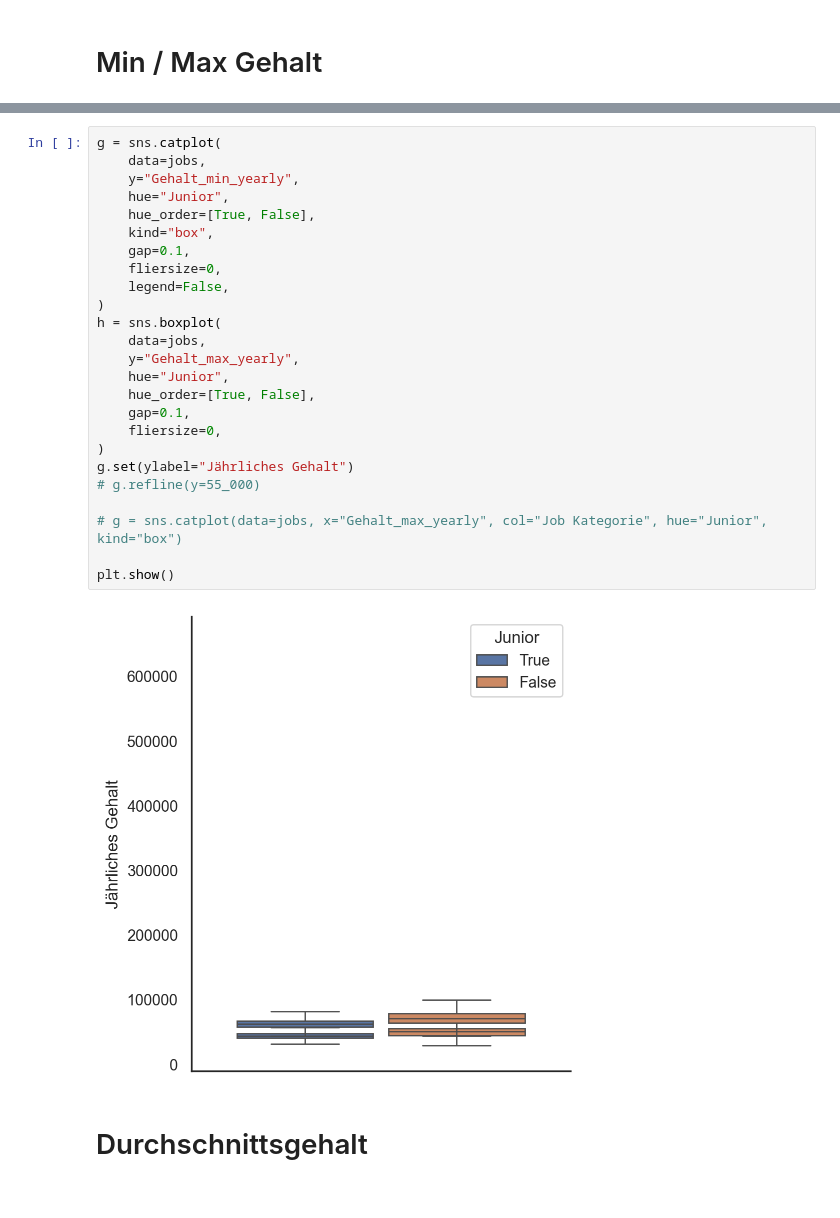
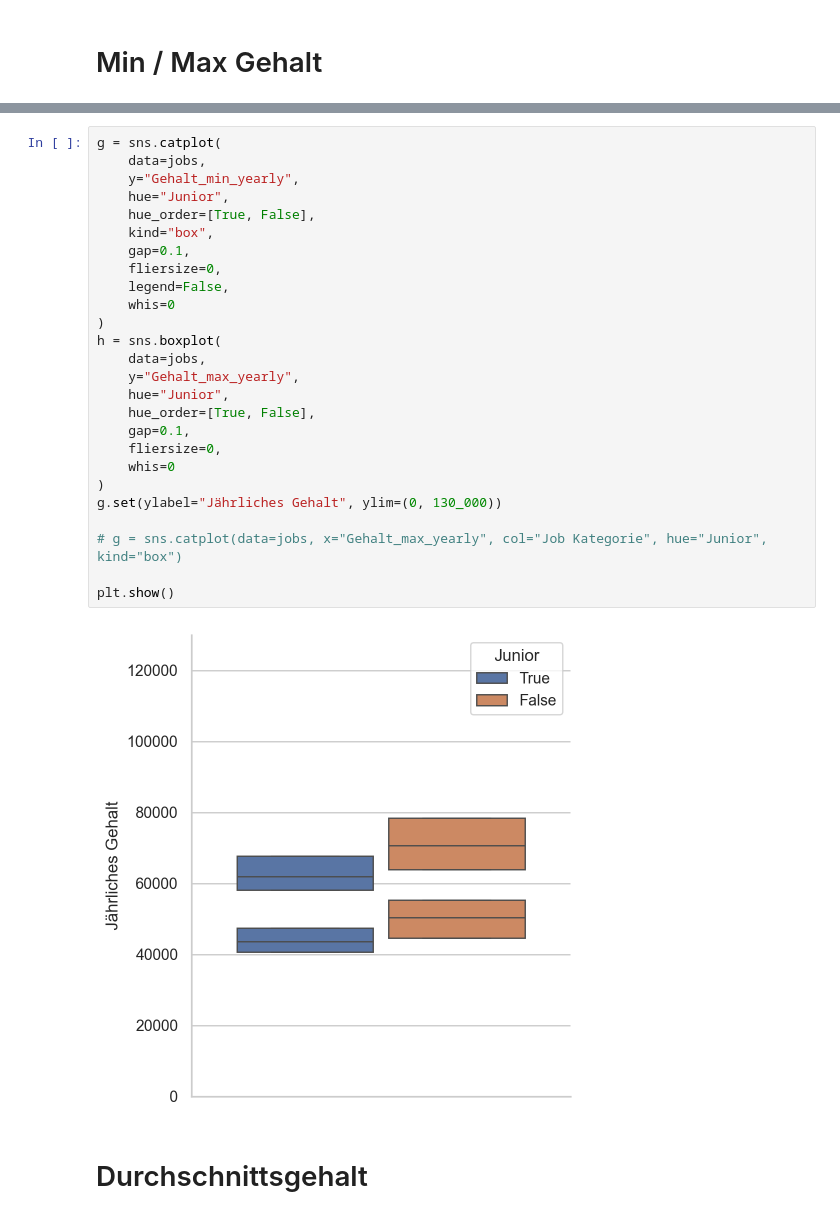
Before and after one commit to tim-hilde/Data-Science-Jobs, a Jupyter notebook: notebooks/03-Gehalt.ipynb, the cells around one changed output, grey strips where cells are left out. Drawn from its saved outputs; the diff is of its cells as text.

```diff
--- a/notebooks/03-Gehalt.ipynb
+++ b/notebooks/03-Gehalt.ipynb
@@ -50,30 +49,31 @@ plt.show()
 # %%
 g = sns.catplot(
     data=jobs,
     y="Gehalt_min_yearly",
     hue="Junior",
     hue_order=[True, False],
     kind="box",
     gap=0.1,
     fliersize=0,
     legend=False,
+    whis=0
 )
 h = sns.boxplot(
     data=jobs,
     y="Gehalt_max_yearly",
     hue="Junior",
     hue_order=[True, False],
     gap=0.1,
     fliersize=0,
+    whis=0
 )
-g.set(ylabel="Jährliches Gehalt")
-# g.refline(y=55_000)
+g.set(ylabel="Jährliches Gehalt", ylim=(0, 130_000))
 
 # g = sns.catplot(data=jobs, x="Gehalt_max_yearly", col="Job Kategorie", hue="Junior", kind="box")
 
 plt.show()
 # %% [output]
-[figure, old version]
+[figure, new version]
 # %% [markdown]
 # Durchschnittsgehalt
 # %%
```
Also changed, not shown: parts of 14 cells of this notebook.
